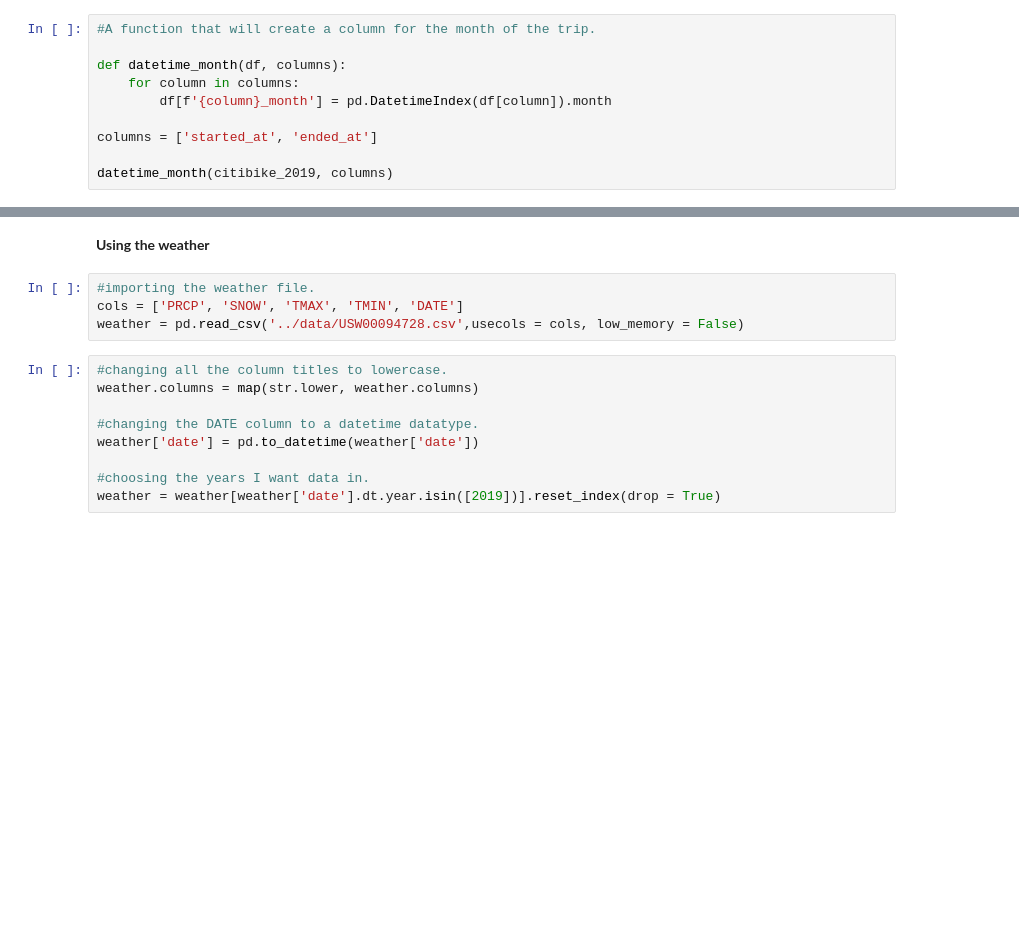
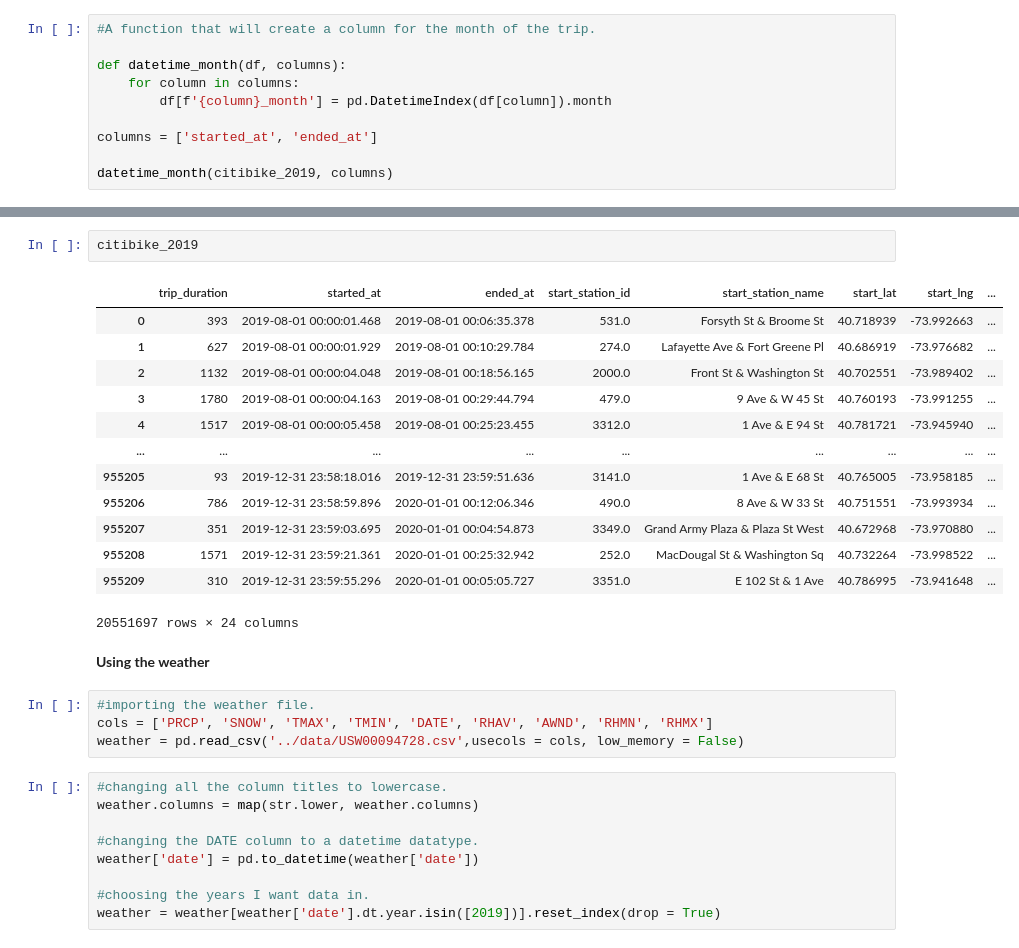
Before and after one commit to KagonDeans/citibikes, a Jupyter notebook: notebook/citibike_2019.ipynb, the cells around one changed output, grey strips where cells are left out. Cells and saved outputs as stored; diff of their text form; blank space fills up the shorter version.

```diff
--- a/notebook/citibike_2019.ipynb
+++ b/notebook/citibike_2019.ipynb
@@ -98,8 +135,24 @@ df['holiday'] = df['date'].isin(holidays)
+# %%
+citibike_2019
+# %% [output]
+|  | trip_duration | started_at | ended_at | start_station_id | start_station_name | start_lat | start_lng | ... |
+| 0 | 393 | 2019-08-01 00:00:01.468 | 2019-08-01 00:06:35.378 | 531.0 | Forsyth St & Broome St | 40.718939 | -73.992663 | ... |
+| 1 | 627 | 2019-08-01 00:00:01.929 | 2019-08-01 00:10:29.784 | 274.0 | Lafayette Ave & Fort Greene Pl | 40.686919 | -73.976682 | ... |
+| 2 | 1132 | 2019-08-01 00:00:04.048 | 2019-08-01 00:18:56.165 | 2000.0 | Front St & Washington St | 40.702551 | -73.989402 | ... |
+| 3 | 1780 | 2019-08-01 00:00:04.163 | 2019-08-01 00:29:44.794 | 479.0 | 9 Ave & W 45 St | 40.760193 | -73.991255 | ... |
+| 4 | 1517 | 2019-08-01 00:00:05.458 | 2019-08-01 00:25:23.455 | 3312.0 | 1 Ave & E 94 St | 40.781721 | -73.945940 | ... |
+| ... | ... | ... | ... | ... | ... | ... | ... | ... |
+| 955205 | 93 | 2019-12-31 23:58:18.016 | 2019-12-31 23:59:51.636 | 3141.0 | 1 Ave & E 68 St | 40.765005 | -73.958185 | ... |
+| 955206 | 786 | 2019-12-31 23:58:59.896 | 2020-01-01 00:12:06.346 | 490.0 | 8 Ave & W 33 St | 40.751551 | -73.993934 | ... |
+| 955207 | 351 | 2019-12-31 23:59:03.695 | 2020-01-01 00:04:54.873 | 3349.0 | Grand Army Plaza & Plaza St West | 40.672968 | -73.970880 | ... |
+| 955208 | 1571 | 2019-12-31 23:59:21.361 | 2020-01-01 00:25:32.942 | 252.0 | MacDougal St & Washington Sq | 40.732264 | -73.998522 | ... |
+| 955209 | 310 | 2019-12-31 23:59:55.296 | 2020-01-01 00:05:05.727 | 3351.0 | E 102 St & 1 Ave | 40.786995 | -73.941648 | ... |
+20551697 rows × 24 columns
 # %% [markdown]
 **Using the weather**
 # %%
 #importing the weather file.
-cols = ['PRCP', 'SNOW', 'TMAX', 'TMIN', 'DATE']
+cols = ['PRCP', 'SNOW', 'TMAX', 'TMIN', 'DATE', 'RHAV', 'AWND', 'RHMN', 'RHMX']
 weather = pd.read_csv('../data/USW00094728.csv',usecols = cols, low_memory = False)
 # %%
 #changing all the column titles to lowercase.
```
Also changed, not shown: parts of 18 cells of this notebook.
